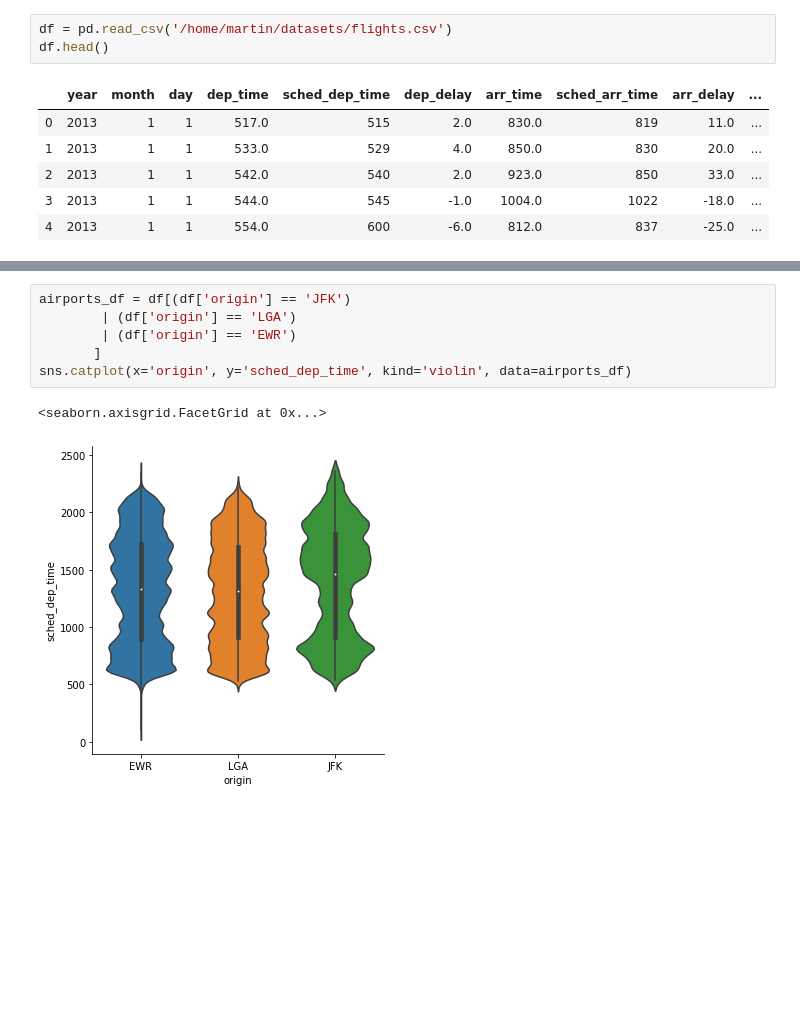
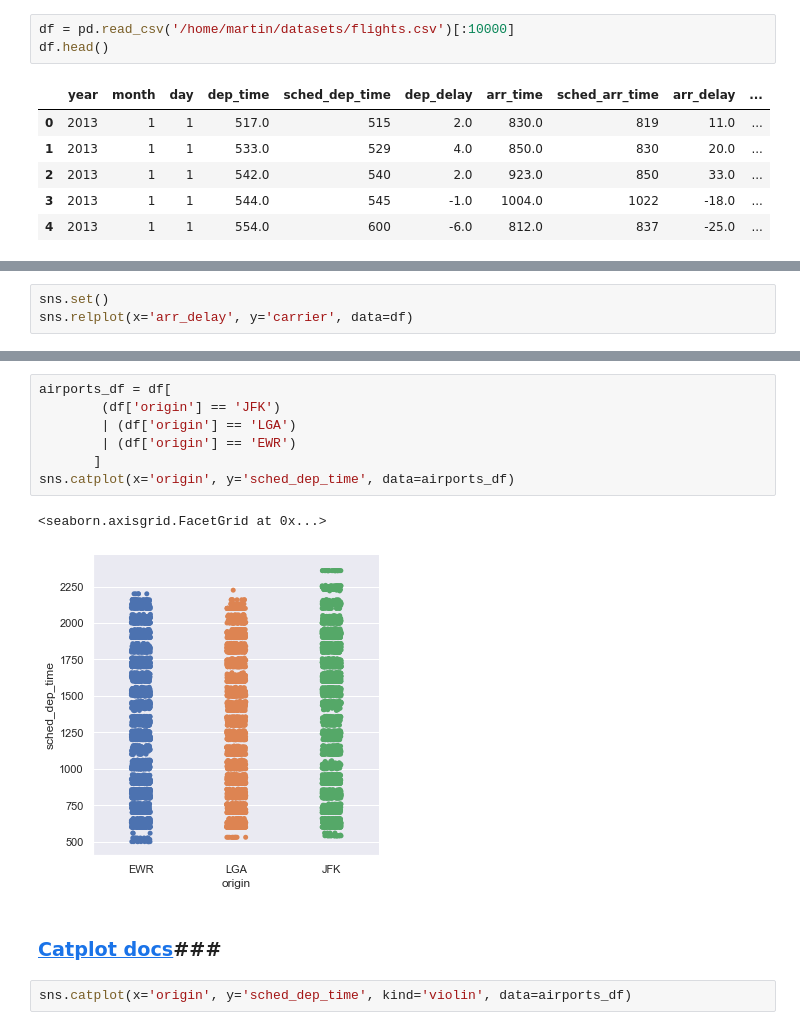
Before and after one commit to MassStreetDataSchool/python-for-data-analysis, a Jupyter notebook: 03 Visualizing Data/Seaborn.ipynb, the cells around one changed output, grey strips where cells are left out. Cells and saved outputs as stored; diff of their text form; blank space fills up the shorter version.

Commit message:
chore: finished seaborn lecture

```diff
--- a/03 Visualizing Data/Seaborn.ipynb
+++ b/03 Visualizing Data/Seaborn.ipynb
@@ -9,5 +14,5 @@ print(sns)
 # %%
-df = pd.read_csv('/home/martin/datasets/flights.csv')
+df = pd.read_csv('/home/martin/datasets/flights.csv')[:10000]
 df.head()
 # %% [output]
 |  | year | month | day | dep_time | sched_dep_time | dep_delay | arr_time | sched_arr_time | arr_delay | ... |
@@ -23,0 +29,3 @@ sns.relplot(x="arr_delay", y="carrier", data=df)
+# %%
+sns.set()
+sns.relplot(x='arr_delay', y='carrier', data=df)
@@ -24,11 +45,17 @@ sns.relplot(x="arr_delay", y="carrier", data=df)
 # %%
-airports_df = df[(df['origin'] == 'JFK')
+airports_df = df[
+        (df['origin'] == 'JFK')
         | (df['origin'] == 'LGA')
         | (df['origin'] == 'EWR')
        ]
-sns.catplot(x='origin', y='sched_dep_time', kind='violin', data=airports_df)
+sns.catplot(x='origin', y='sched_dep_time', data=airports_df)
 # %% [output]
 <seaborn.axisgrid.FacetGrid at 0x...>
-[figure, old version]
+[figure, new version]
+# %% [markdown]
+
+### [Catplot docs](https://seaborn.pydata.org/generated/seaborn.catplot.html#seaborn.catplot)###
+# %%
+sns.catplot(x='origin', y='sched_dep_time', kind='violin', data=airports_df)
 # %%
 hour_delay = df[df['arr_delay'] > 60]
```
Also changed, not shown: parts of 25 cells of this notebook.
